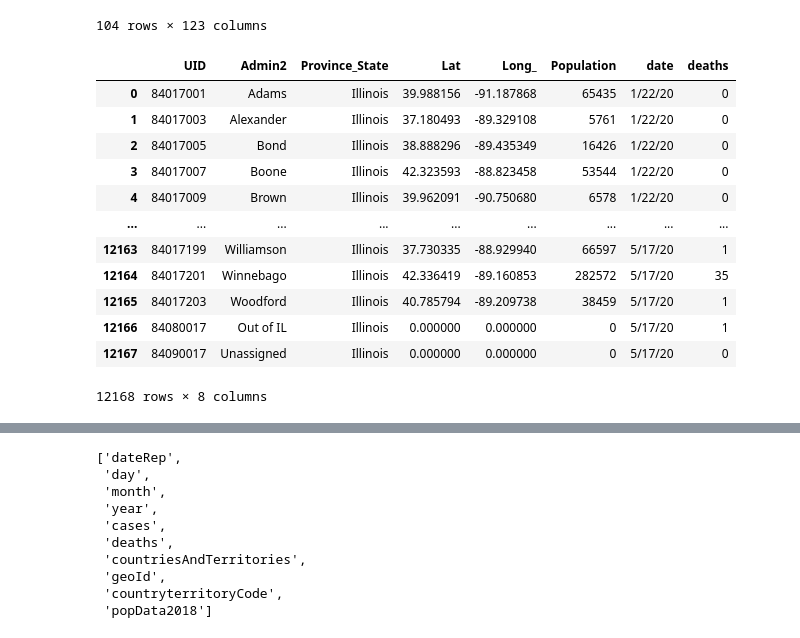
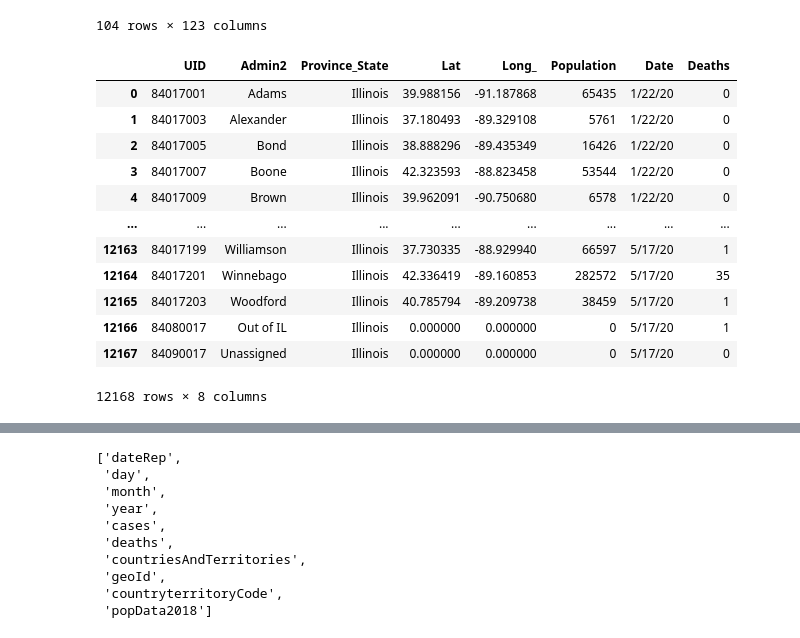
Before and after one commit to uc-cdis/covid19model, a Jupyter notebook: Python/notebooks/scratchSpace.ipynb, the cells around one changed output, grey strips where cells are left out. Cells and saved outputs as stored; diff of their text form; code cells hidden in the pictures.

```diff
--- a/Python/notebooks/scratchSpace.ipynb
+++ b/Python/notebooks/scratchSpace.ipynb
@@ -262,12 +262,12 @@ deaths
 # %%
 # "melt" df into desired form
 # i.e., rows correspond to dates
 
 idVars = ["UID", "Admin2", "Province_State", "Lat", "Long_", "Population"]
-deaths = deaths.melt(id_vars=idVars, var_name="date", value_name="deaths")
+deaths = deaths.melt(id_vars=idVars, var_name="Date", value_name="Deaths")
 deaths
 # %% [output]
-|  | UID | Admin2 | Province_State | Lat | Long_ | Population | date | deaths |
+|  | UID | Admin2 | Province_State | Lat | Long_ | Population | Date | Deaths |
 | 0 | 84017001 | Adams | Illinois | 39.988156 | -91.187868 | 65435 | 1/22/20 | 0 |
 | 1 | 84017003 | Alexander | Illinois | 37.180493 | -89.329108 | 5761 | 1/22/20 | 0 |
 | 2 | 84017005 | Bond | Illinois | 38.888296 | -89.435349 | 16426 | 1/22/20 | 0 |
```
Also changed, not shown: parts of 8 cells of this notebook.
